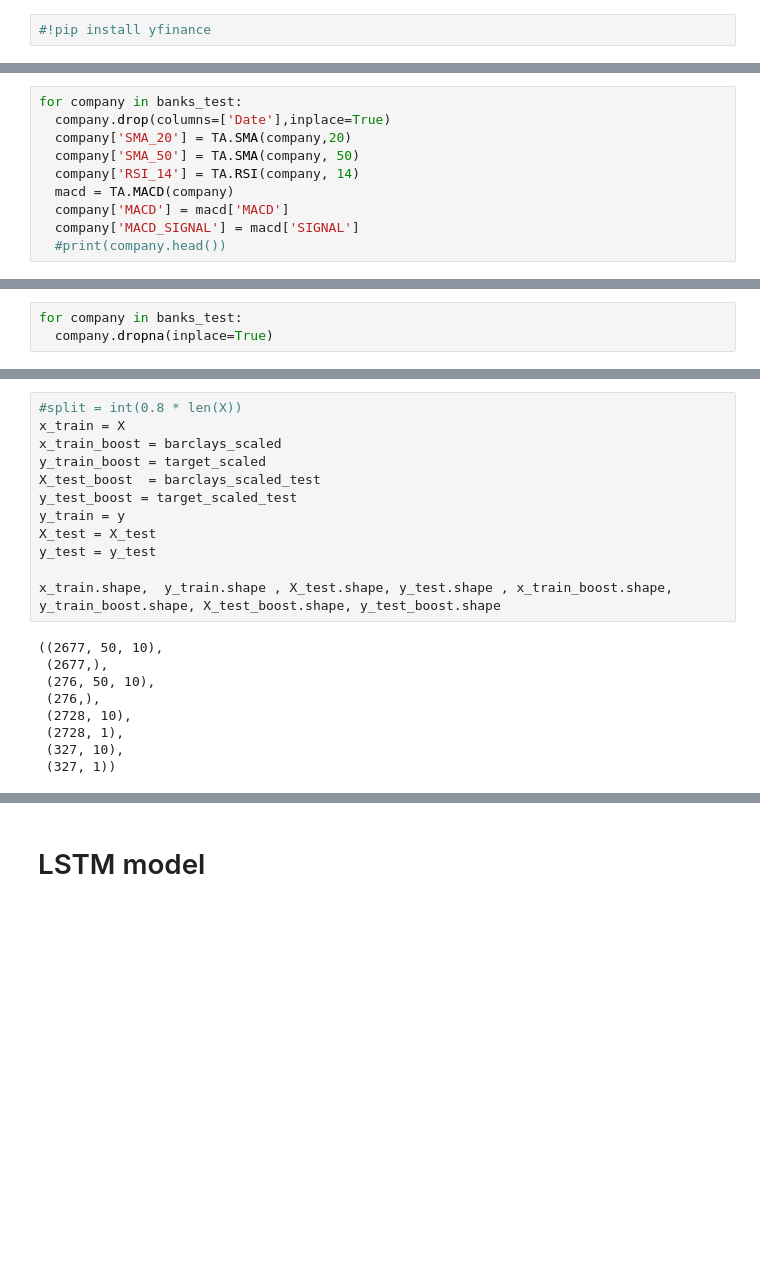
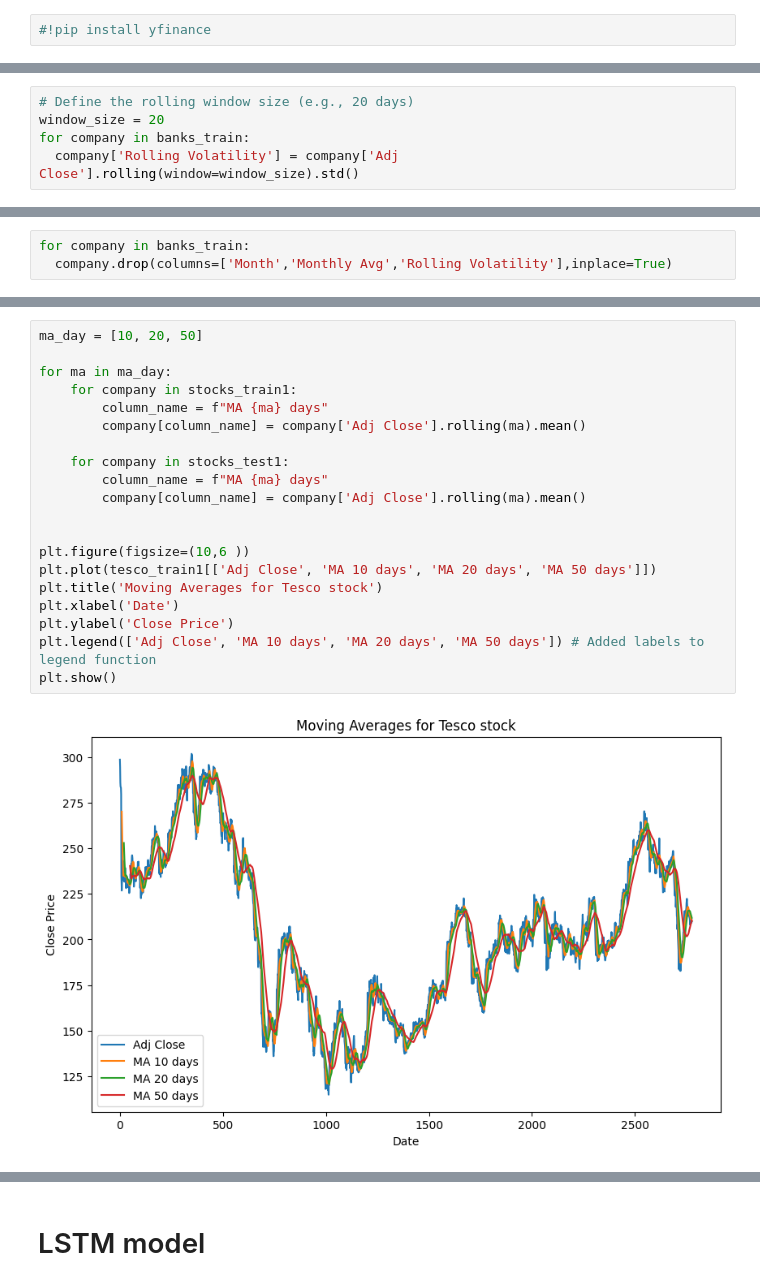
Before and after one commit to Sasidhar0709/Project-Stock-market-Analysis, a Jupyter notebook: Project_Final_21063192.ipynb, the cells around one changed output, grey strips where cells are left out. Cells and saved outputs as stored; diff of their text form; blank space fills up the shorter version.

```diff
--- a/Project_Final_21063192.ipynb
+++ b/Project_Final_21063192.ipynb
@@ -358,10 +412,5 @@ barclays_train.head()
-# %%
-for company in banks_test:
-  company.drop(columns=['Date'],inplace=True)
-  company['SMA_20'] = TA.SMA(company,20)
-  company['SMA_50'] = TA.SMA(company, 50)
-  company['RSI_14'] = TA.RSI(company, 14)
-  macd = TA.MACD(company)
-  company['MACD'] = macd['MACD']
-  company['MACD_SIGNAL'] = macd['SIGNAL']
-  #print(company.head())
+# %%
+# Define the rolling window size (e.g., 20 days)
+window_size = 20
+for company in banks_train:
+  company['Rolling Volatility'] = company['Adj Close'].rolling(window=window_size).std()
@@ -368,3 +429,3 @@ for company in banks_test:
 # %%
-for company in banks_test:
-  company.dropna(inplace=True)
+for company in banks_train:
+  company.drop(columns=['Month','Monthly Avg','Rolling Volatility'],inplace=True)
@@ -427,21 +504,22 @@ print(X_test.shape, y_test.shape)
-# %%
-#split = int(0.8 * len(X))
-x_train = X
-x_train_boost = barclays_scaled
-y_train_boost = target_scaled
-X_test_boost  = barclays_scaled_test
-y_test_boost = target_scaled_test
-y_train = y
-X_test = X_test
-y_test = y_test
-
-x_train.shape,  y_train.shape , X_test.shape, y_test.shape , x_train_boost.shape, y_train_boost.shape, X_test_boost.shape, y_test_boost.shape
-# %% [output]
-((2677, 50, 10),
- (2677,),
- (276, 50, 10),
- (276,),
- (2728, 10),
- (2728, 1),
- (327, 10),
- (327, 1))
+# %%
+ma_day = [10, 20, 50]
+
+for ma in ma_day:
+    for company in stocks_train1:
+        column_name = f"MA {ma} days"
+        company[column_name] = company['Adj Close'].rolling(ma).mean()
+
+    for company in stocks_test1:
+        column_name = f"MA {ma} days"
+        company[column_name] = company['Adj Close'].rolling(ma).mean()
+
+
+plt.figure(figsize=(10,6 ))
+plt.plot(tesco_train1[['Adj Close', 'MA 10 days', 'MA 20 days', 'MA 50 days']])
+plt.title('Moving Averages for Tesco stock')
+plt.xlabel('Date')
+plt.ylabel('Close Price')
+plt.legend(['Adj Close', 'MA 10 days', 'MA 20 days', 'MA 50 days']) # Added labels to legend function
+plt.show()
+# %% [output]
+[figure, added]
```
Also changed, not shown: parts of 97 cells of this notebook.
